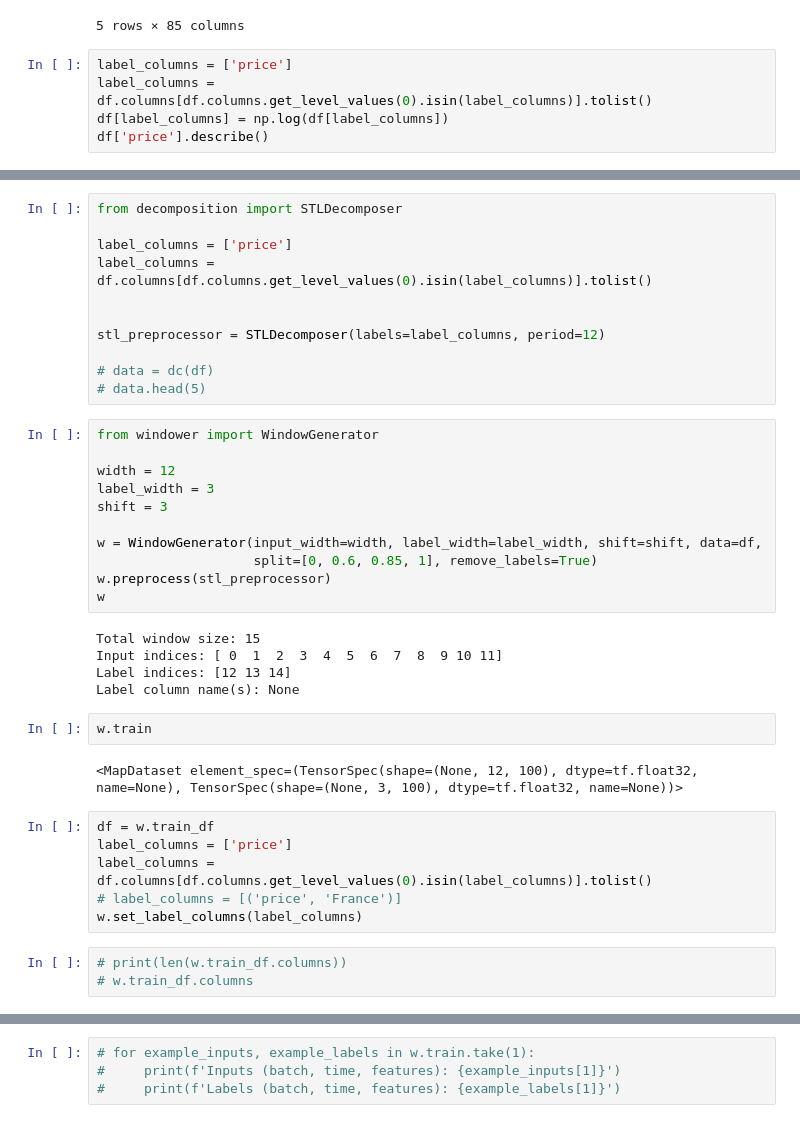
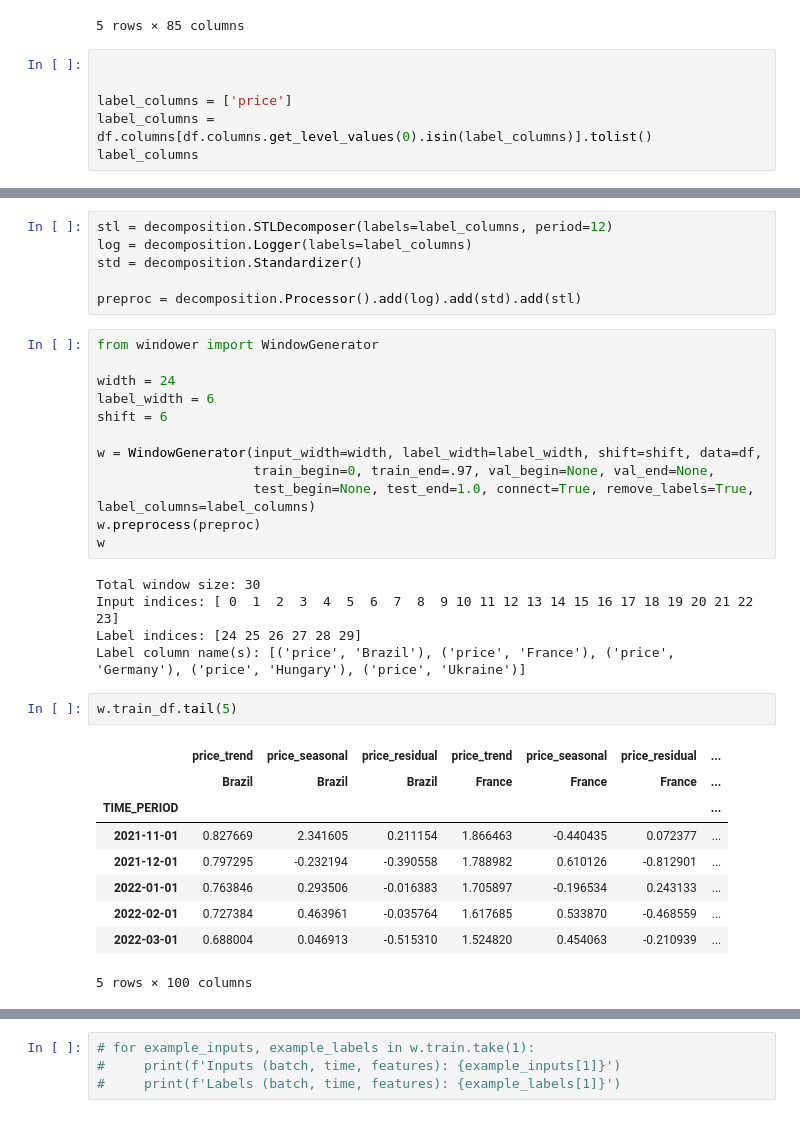
Before and after one commit to Gogonemnem/erasmus-university-rotterdam-assignments, a Jupyter notebook: code/notebooks/Gonem/model.ipynb, the cells around one changed output, grey strips where cells are left out. Cells and saved outputs as stored; diff of their text form.

```diff
--- a/code/notebooks/Gonem/model.ipynb
+++ b/code/notebooks/Gonem/model.ipynb
@@ -93,7 +94,8 @@ df.head(5)
 | 2005-05-01 | 247.859946 | 147.068032 | 134.667233 | 162.993548 | 161.493475 | 230.75 | 230.75 | 230.75 | 230.75 | ... |
 5 rows × 85 columns
 # %%
+
+
 label_columns = ['price']
 label_columns = df.columns[df.columns.get_level_values(0).isin(label_columns)].tolist()
-df[label_columns] = np.log(df[label_columns])
-df['price'].describe()
+label_columns
@@ -110,40 +102,35 @@ df['price'].describe()
-# %%
-from decomposition import STLDecomposer
-
-label_columns = ['price']
-label_columns = df.columns[df.columns.get_level_values(0).isin(label_columns)].tolist()
-
-
-stl_preprocessor = STLDecomposer(labels=label_columns, period=12)
-
-# data = dc(df)
-# data.head(5)
+# %%
+stl = decomposition.STLDecomposer(labels=label_columns, period=12)
+log = decomposition.Logger(labels=label_columns)
+std = decomposition.Standardizer()
+
+preproc = decomposition.Processor().add(log).add(std).add(stl)
 # %%
 from windower import WindowGenerator
 
-width = 12
-label_width = 3
-shift = 3
+width = 24
+label_width = 6
+shift = 6
 
 w = WindowGenerator(input_width=width, label_width=label_width, shift=shift, data=df,
-                    split=[0, 0.6, 0.85, 1], remove_labels=True)
-w.preprocess(stl_preprocessor)
+                    train_begin=0, train_end=.97, val_begin=None, val_end=None,
+                    test_begin=None, test_end=1.0, connect=True, remove_labels=True, label_columns=label_columns)
+w.preprocess(preproc)
 w
 # %% [output]
-Total window size: 15
-Input indices: [ 0  1  2  3  4  5  6  7  8  9 10 11]
-Label indices: [12 13 14]
-Label column name(s): None
+Total window size: 30
+Input indices: [ 0  1  2  3  4  5  6  7  8  9 10 11 12 13 14 15 16 17 18 19 20 21 22 23]
+Label indices: [24 25 26 27 28 29]
+Label column name(s): [('price', 'Brazil'), ('price', 'France'), ('price', 'Germany'), ('price', 'Hungary'), ('price', 'Ukraine')]
-# %%
-w.train
-# %% [output]
-<MapDataset element_spec=(TensorSpec(shape=(None, 12, 100), dtype=tf.float32, name=None), TensorSpec(shape=(None, 3, 100), dtype=tf.float32, name=None))>
-# %%
-df = w.train_df
-label_columns = ['price']
-label_columns = df.columns[df.columns.get_level_values(0).isin(label_columns)].tolist()
-# label_columns = [('price', 'France')]
-w.set_label_columns(label_columns)
-# %%
-# print(len(w.train_df.columns))
-# w.train_df.columns
+# %%
+w.train_df.tail(5)
+# %% [output]
+|  | price_trend | price_seasonal | price_residual | price_trend | price_seasonal | price_residual | ... |
+|  | Brazil | Brazil | Brazil | France | France | France | ... |
+| TIME_PERIOD |  |  |  |  |  |  | ... |
+| 2021-11-01 | 0.827669 | 2.341605 | 0.211154 | 1.866463 | -0.440435 | 0.072377 | ... |
+| 2021-12-01 | 0.797295 | -0.232194 | -0.390558 | 1.788982 | 0.610126 | -0.812901 | ... |
+| 2022-01-01 | 0.763846 | 0.293506 | -0.016383 | 1.705897 | -0.196534 | 0.243133 | ... |
+| 2022-02-01 | 0.727384 | 0.463961 | -0.035764 | 1.617685 | 0.533870 | -0.468559 | ... |
+| 2022-03-01 | 0.688004 | 0.046913 | -0.515310 | 1.524820 | 0.454063 | -0.210939 | ... |
+5 rows × 100 columns
```
Also changed, not shown: parts of 9 cells of this notebook, 4 other files.
